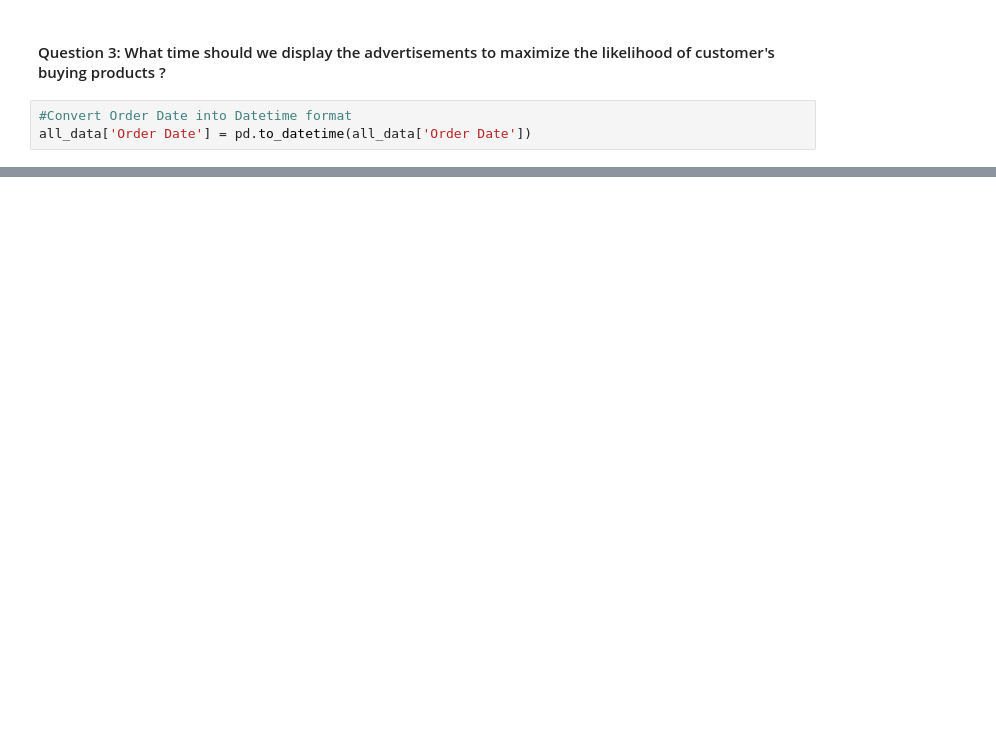
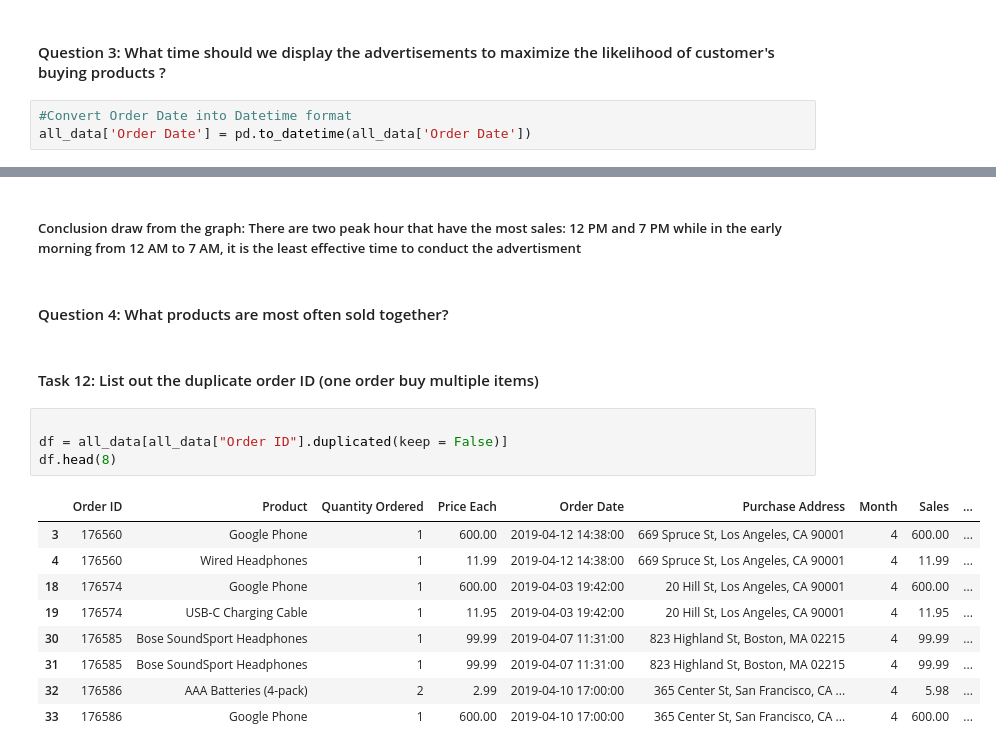
Before and after one commit to emilyle91/sales-analysis, a Jupyter notebook: Sales_Analysis.ipynb, the cells around one changed output, grey strips where cells are left out. Saved outputs shown, nothing was run; the diff lists cells and outputs as text; blank space fills up the shorter version.

Commit message:
Begin Question 4 and list out duplicate order ID

```diff
--- a/Sales_Analysis.ipynb
+++ b/Sales_Analysis.ipynb
@@ -183,0 +191,20 @@ plt.show()
+# %% [markdown]
+##### Conclusion draw from the graph: There are two peak hour that have the most sales: 12 PM and 7 PM while in the early morning from 12 AM to 7 AM, it is the least effective time to conduct the advertisment
+# %% [markdown]
+#### Question 4: What products are most often sold together?
+# %% [markdown]
+#### Task 12: List out the duplicate order ID (one order buy multiple items)
+# %%
+
+df = all_data[all_data["Order ID"].duplicated(keep = False)]
+df.head(8)
+# %% [output]
+|  | Order ID | Product | Quantity Ordered | Price Each | Order Date | Purchase Address | Month | Sales | ... |
+| 3 | 176560 | Google Phone | 1 | 600.00 | 2019-04-12 14:38:00 | 669 Spruce St, Los Angeles, CA 90001 | 4 | 600.00 | ... |
+| 4 | 176560 | Wired Headphones | 1 | 11.99 | 2019-04-12 14:38:00 | 669 Spruce St, Los Angeles, CA 90001 | 4 | 11.99 | ... |
+| 18 | 176574 | Google Phone | 1 | 600.00 | 2019-04-03 19:42:00 | 20 Hill St, Los Angeles, CA 90001 | 4 | 600.00 | ... |
+| 19 | 176574 | USB-C Charging Cable | 1 | 11.95 | 2019-04-03 19:42:00 | 20 Hill St, Los Angeles, CA 90001 | 4 | 11.95 | ... |
+| 30 | 176585 | Bose SoundSport Headphones | 1 | 99.99 | 2019-04-07 11:31:00 | 823 Highland St, Boston, MA 02215 | 4 | 99.99 | ... |
+| 31 | 176585 | Bose SoundSport Headphones | 1 | 99.99 | 2019-04-07 11:31:00 | 823 Highland St, Boston, MA 02215 | 4 | 99.99 | ... |
+| 32 | 176586 | AAA Batteries (4-pack) | 2 | 2.99 | 2019-04-10 17:00:00 | 365 Center St, San Francisco, CA ... | 4 | 5.98 | ... |
+| 33 | 176586 | Google Phone | 1 | 600.00 | 2019-04-10 17:00:00 | 365 Center St, San Francisco, CA ... | 4 | 600.00 | ... |
```
Also changed, not shown: parts of 9 cells of this notebook.
